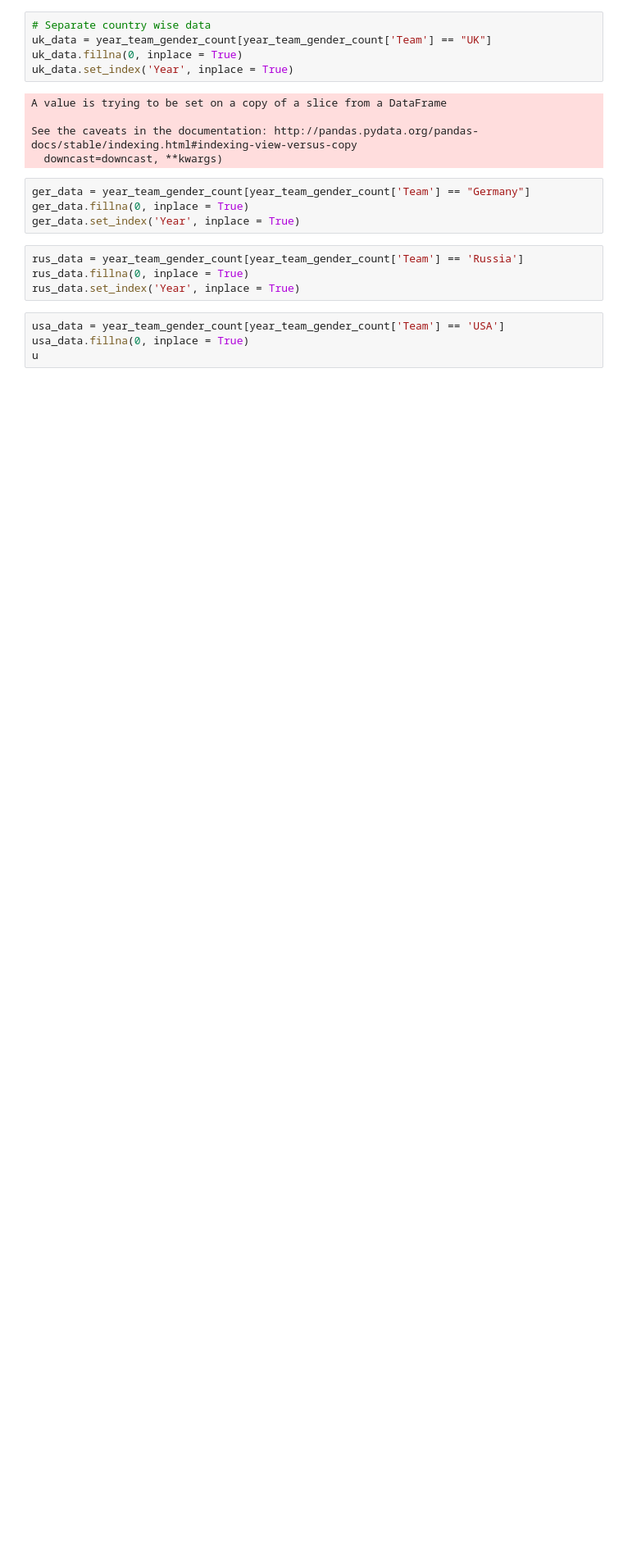
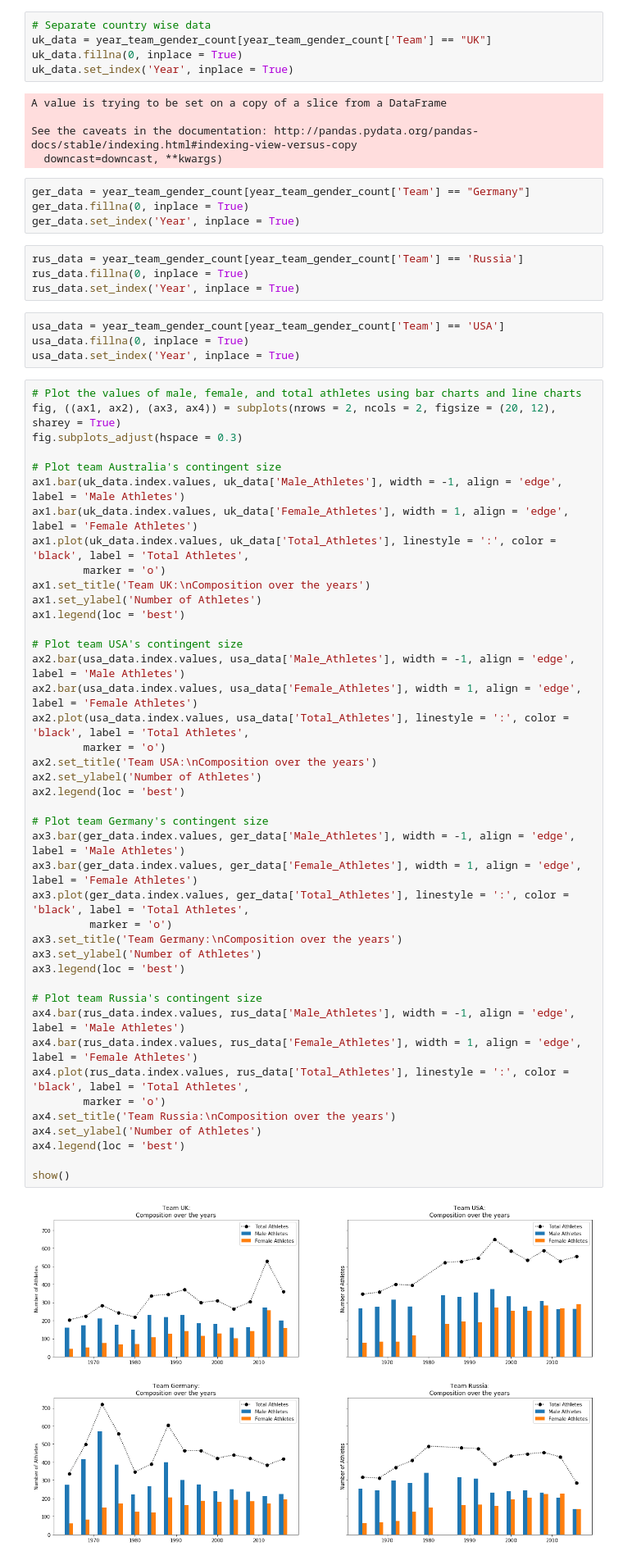
Before and after one commit to christineton/olympics-prediction, a Jupyter notebook: olympics-analysis.ipynb, the cells around one changed output. Shown at 82% size. Saved outputs shown, nothing was run; the diff lists cells and outputs as text; blank space fills up the shorter version.

```diff
--- a/olympics-analysis.ipynb
+++ b/olympics-analysis.ipynb
@@ -539,4 +542,48 @@ rus_data.set_index('Year', inplace = True)
 # %%
 usa_data = year_team_gender_count[year_team_gender_count['Team'] == 'USA']
 usa_data.fillna(0, inplace = True)
-u
+usa_data.set_index('Year', inplace = True)
+# %%
+# Plot the values of male, female, and total athletes using bar charts and line charts
+fig, ((ax1, ax2), (ax3, ax4)) = subplots(nrows = 2, ncols = 2, figsize = (20, 12), sharey = True)
+fig.subplots_adjust(hspace = 0.3)
+
+# Plot team Australia's contingent size
+ax1.bar(uk_data.index.values, uk_data['Male_Athletes'], width = -1, align = 'edge', label = 'Male Athletes')
+ax1.bar(uk_data.index.values, uk_data['Female_Athletes'], width = 1, align = 'edge', label = 'Female Athletes')
+ax1.plot(uk_data.index.values, uk_data['Total_Athletes'], linestyle = ':', color = 'black', label = 'Total Athletes',
+        marker = 'o')
+ax1.set_title('Team UK:\nComposition over the years')
+ax1.set_ylabel('Number of Athletes')
+ax1.legend(loc = 'best')
+
+# Plot team USA's contingent size
+ax2.bar(usa_data.index.values, usa_data['Male_Athletes'], width = -1, align = 'edge', label = 'Male Athletes')
+ax2.bar(usa_data.index.values, usa_data['Female_Athletes'], width = 1, align = 'edge', label = 'Female Athletes')
+ax2.plot(usa_data.index.values, usa_data['Total_Athletes'], linestyle = ':', color = 'black', label = 'Total Athletes',
+        marker = 'o')
+ax2.set_title('Team USA:\nComposition over the years')
+ax2.set_ylabel('Number of Athletes')
+ax2.legend(loc = 'best')
+
+# Plot team Germany's contingent size
+ax3.bar(ger_data.index.values, ger_data['Male_Athletes'], width = -1, align = 'edge', label = 'Male Athletes')
+ax3.bar(ger_data.index.values, ger_data['Female_Athletes'], width = 1, align = 'edge', label = 'Female Athletes')
+ax3.plot(ger_data.index.values, ger_data['Total_Athletes'], linestyle = ':', color = 'black', label = 'Total Athletes',
+         marker = 'o')
+ax3.set_title('Team Germany:\nComposition over the years')
+ax3.set_ylabel('Number of Athletes')
+ax3.legend(loc = 'best')
+
+# Plot team Russia's contingent size
+ax4.bar(rus_data.index.values, rus_data['Male_Athletes'], width = -1, align = 'edge', label = 'Male Athletes')
+ax4.bar(rus_data.index.values, rus_data['Female_Athletes'], width = 1, align = 'edge', label = 'Female Athletes')
+ax4.plot(rus_data.index.values, rus_data['Total_Athletes'], linestyle = ':', color = 'black', label = 'Total Athletes',
+        marker = 'o')
+ax4.set_title('Team Russia:\nComposition over the years')
+ax4.set_ylabel('Number of Athletes')
+ax4.legend(loc = 'best')
+
+show()
+# %% [output]
+[figure, added]
```
Also changed, not shown: parts of 1 cell of this notebook.
